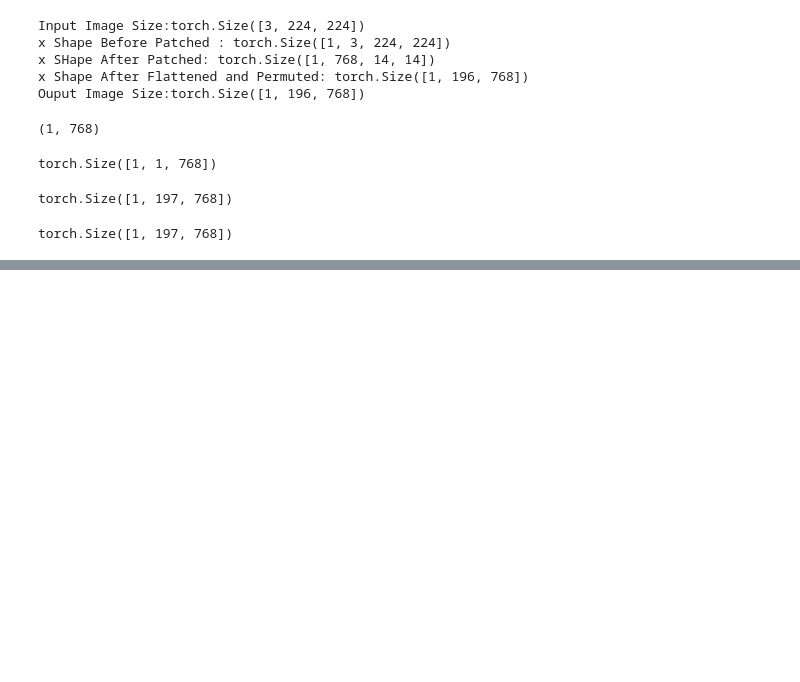
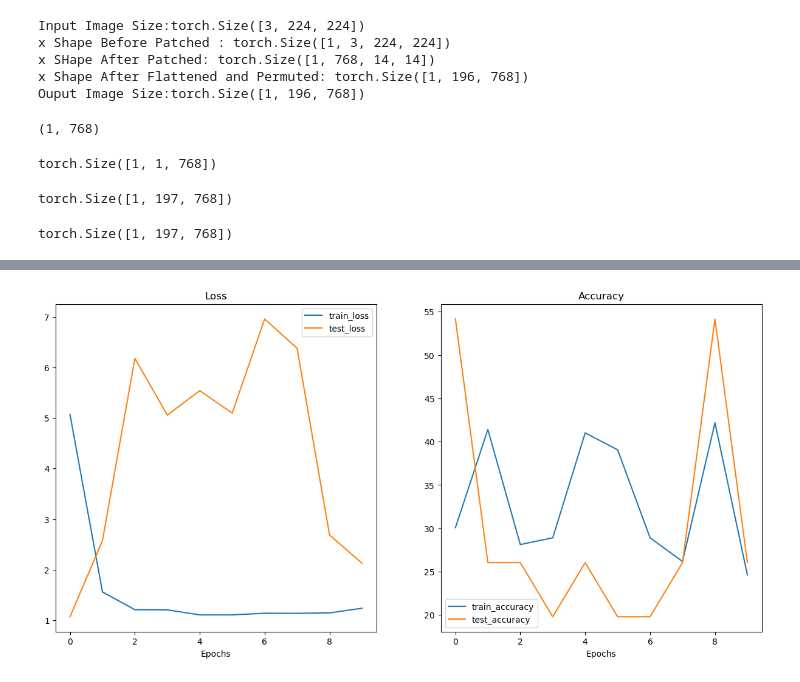
Before and after one commit to HARISH20205/ViT-Vision-Transformer, a Jupyter notebook: ViT.ipynb, the cells around one changed output, grey strips where cells are left out. Cells and saved outputs as stored; diff of their text form; code cells hidden in the pictures; blank space fills up the shorter version.

```diff
--- a/ViT.ipynb
+++ b/ViT.ipynb
@@ -268,0 +637,14 @@ patched_and_pos_embed_attn_out_and_mlp_out,patched_and_pos_embed_attn_out_and_ml
+# %%
+from engine import train
+
+optimizer = torch.optim.Adam(
+    params=vit.parameters(),
+    lr = 3e-3,
+    betas=(0.9,0.999),
+    weight_decay=0.3
+)
+
+loss_fn = nn.CrossEntropyLoss()
+
+device = "cuda" if torch.cuda.is_available() else "cpu"
+device
@@ -268,0 +653,8 @@ patched_and_pos_embed_attn_out_and_mlp_out,patched_and_pos_embed_attn_out_and_ml
+# %%
+results = train(model=vit,
+                       train_dataloader=train_dataloader,
+                       test_dataloader=test_dataloader,
+                       optimizer=optimizer,
+                       loss_fn=loss_fn,
+                       epochs=10,
+                       device=device,writer=None)
@@ -268,0 +672,6 @@ patched_and_pos_embed_attn_out_and_mlp_out,patched_and_pos_embed_attn_out_and_ml
+# %%
+from helper_functions import plot_loss_curves
+
+plot_loss_curves(results)
+# %% [output]
+[figure, added]
```
Also changed, not shown: parts of 18 cells of this notebook.
